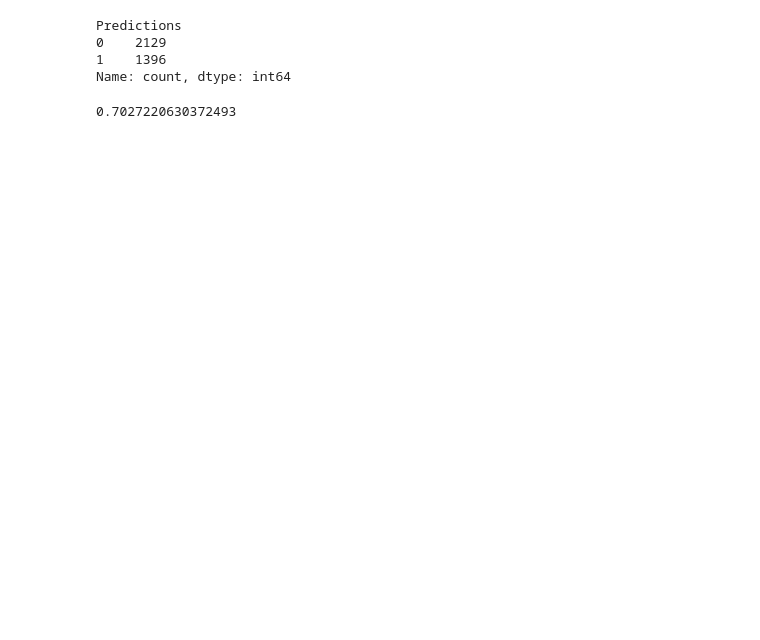
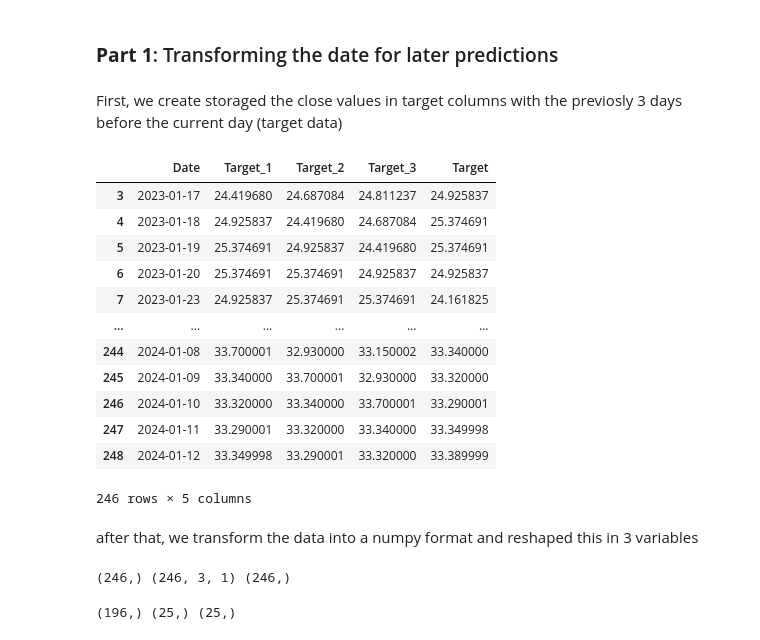
Before and after one commit to Sevengusta/stocks, a Jupyter notebook: model.ipynb, the cells around one changed output. Saved outputs shown, nothing was run; the diff lists cells and outputs as text; code cells hidden in the pictures; blank space fills up the shorter version.

Commit message:
creating the core structure for model predictions

```diff
--- a/model.ipynb
+++ b/model.ipynb
@@ -75,11 +11,43 @@ predictions = backtest(stock, model, predictors)
-# %%
-predictions['Predictions'].value_counts()
-# %% [output]
-Predictions
-0    2129
-1    1396
-Name: count, dtype: int64
-# %%
-precision_score(predictions["Target"], predictions["Predictions"])
-# %% [output]
-0.7027220630372493
+# %% [markdown]
+### **Part 1**: Transforming the date for later predictions
+# %%
+def get_windowed_df(stock_name, period='max', start=None, end=None):
+    big_data = yf.Ticker(stock_name)
+
+    stock_df = big_data.history(period=period, start=start, end=end).copy()
+    columns = stock_df.columns
+
+    # Discart unsefull columns
+    stock_df.drop(columns=columns.difference(['Close']), inplace=True)
+    stock_df.rename(columns={'Close':'Target'}, inplace=True)
+    stock_df['Date'] =  stock_df.index.strftime('%Y-%m-%d')
+    stock_df.reset_index(inplace=True, drop=True)
+    # get target columns by Close values previusly dates
+    stock_df['Target_1'] = stock_df['Target'].shift(1)
+    stock_df['Target_2'] = stock_df['Target'].shift(2)
+    stock_df['Target_3'] = stock_df['Target'].shift(3)
+    stock_df = stock_df[['Date', 'Target_1', 'Target_2', 'Target_3', 'Target']]
+    stock_df.dropna(inplace=True)
+
+    return stock_df
+# %% [markdown]
+First, we create storaged the close values in target columns with the previosly 3 days before the current day (target data)
+# %%
+windowed_df = get_windowed_df('ITUB4.SA', start=(datetime.now() - timedelta(days=366)).strftime('%Y-%m-%d'))
+windowed_df
+# %% [output]
+|  | Date | Target_1 | Target_2 | Target_3 | Target |
+| 3 | 2023-01-17 | 24.419680 | 24.687084 | 24.811237 | 24.925837 |
+| 4 | 2023-01-18 | 24.925837 | 24.419680 | 24.687084 | 25.374691 |
+| 5 | 2023-01-19 | 25.374691 | 24.925837 | 24.419680 | 25.374691 |
+| 6 | 2023-01-20 | 25.374691 | 25.374691 | 24.925837 | 24.925837 |
+| 7 | 2023-01-23 | 24.925837 | 25.374691 | 25.374691 | 24.161825 |
+| ... | ... | ... | ... | ... | ... |
+| 244 | 2024-01-08 | 33.700001 | 32.930000 | 33.150002 | 33.340000 |
+| 245 | 2024-01-09 | 33.340000 | 33.700001 | 32.930000 | 33.320000 |
+| 246 | 2024-01-10 | 33.320000 | 33.340000 | 33.700001 | 33.290001 |
+| 247 | 2024-01-11 | 33.290001 | 33.320000 | 33.340000 | 33.349998 |
+| 248 | 2024-01-12 | 33.349998 | 33.290001 | 33.320000 | 33.389999 |
+246 rows × 5 columns
+# %% [markdown]
+after that, we transform the data into a numpy format and reshaped this in 3 variables
@@ -85,0 +67,15 @@ precision_score(predictions["Target"], predictions["Predictions"])
+# %%
+print(dates.shape, X.shape, y.shape)
+# %% [output]
+(246,) (246, 3, 1) (246,)
+# %%
+q_80 = int(len(dates) * 0.8)
+q_90 = int(len(dates) * 0.9)
+
+dates_train, X_train, y_train = dates[:q_80], X[:q_80], y[:q_80]
+dates_val, X_val, y_val = dates[q_80:q_90], X[q_80:q_90], y[q_80:q_90]
+dates_test, X_test, y_test = dates[q_90:], X[q_90:], y[q_90:]
+
+print(dates_train.shape, dates_val.shape, dates_test.shape)
+# %% [output]
+(196,) (25,) (25,)
```
Also changed, not shown: parts of 23 cells of this notebook, 2 other files.
